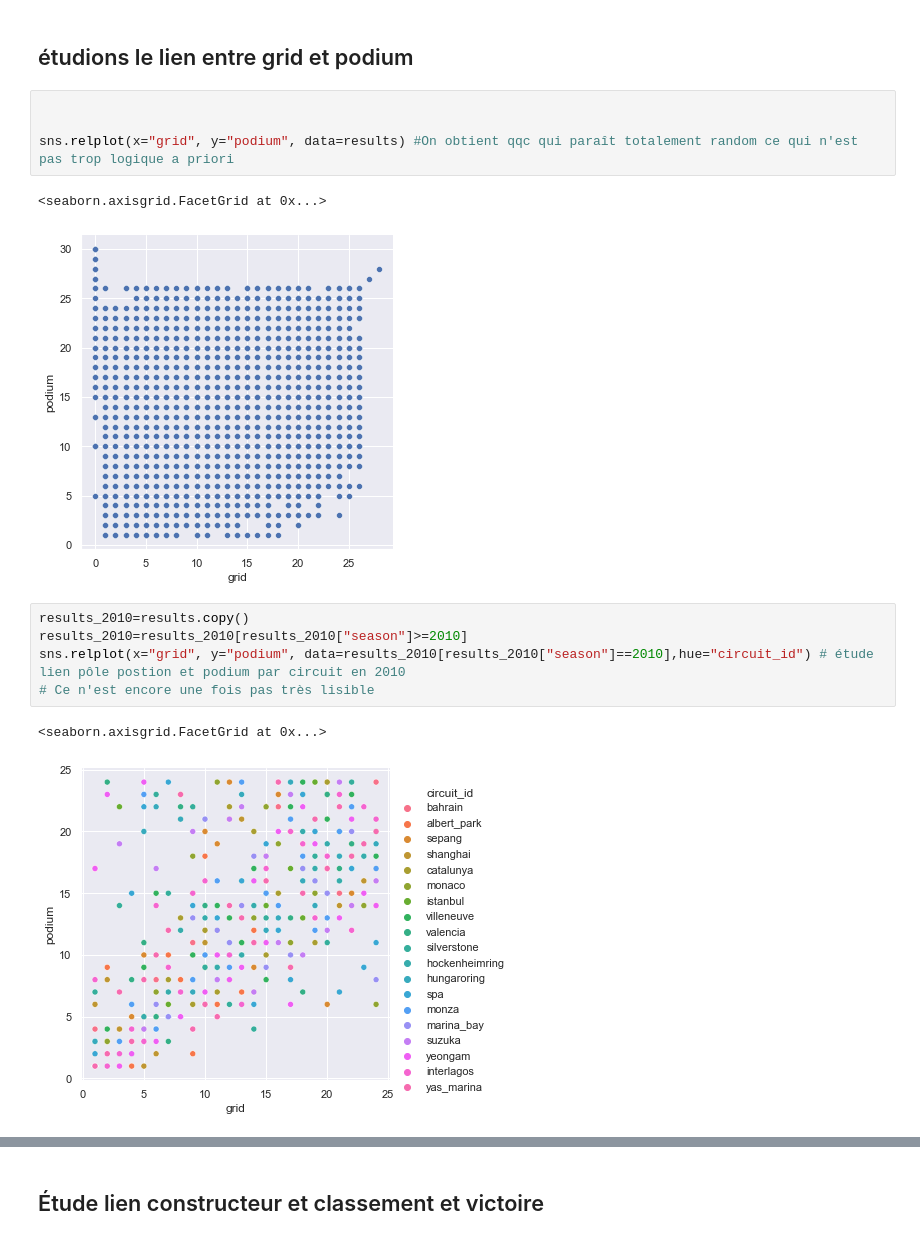
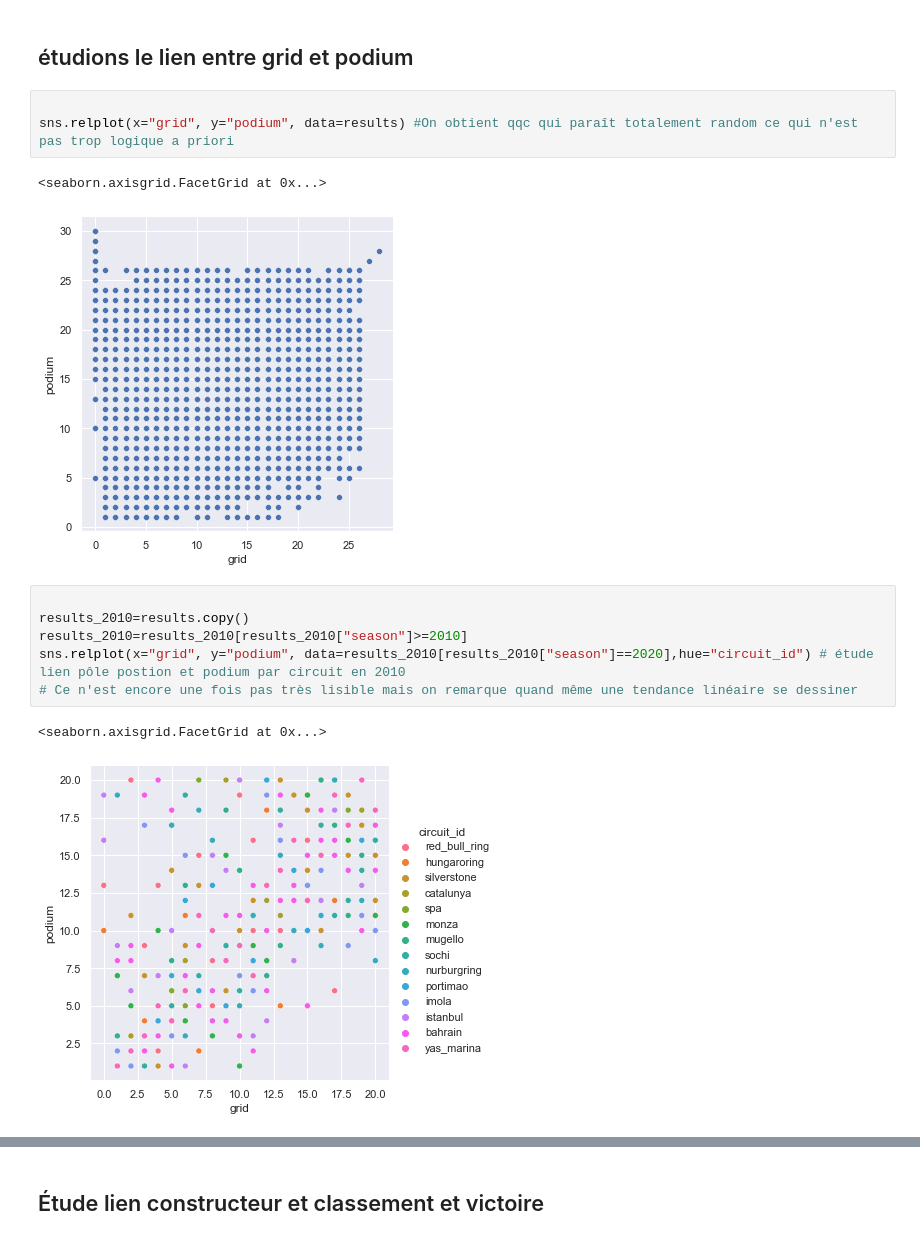
Before and after one commit to IdrissKad/formula1, a Jupyter notebook: Import data.ipynb, the cells around one changed output, grey strips where cells are left out. Drawn from its saved outputs; the diff is of its cells as text.

```diff
--- a/Import data.ipynb
+++ b/Import data.ipynb
@@ -289,17 +287,17 @@ results=results.drop(labels='time', axis=1) #on supprime la colonne time
 ## étudions le lien entre grid et podium
 # %%
 
-
 sns.relplot(x="grid", y="podium", data=results) #On obtient qqc qui paraît totalement random ce qui n'est pas trop logique a priori
 # %% [output]
 <seaborn.axisgrid.FacetGrid at 0x...>
 [figure]
 # %%
+
 results_2010=results.copy()
 results_2010=results_2010[results_2010["season"]>=2010]
-sns.relplot(x="grid", y="podium", data=results_2010[results_2010["season"]==2010],hue="circuit_id") # étude lien pôle postion et podium par circuit en 2010
-# Ce n'est encore une fois pas très lisible
+sns.relplot(x="grid", y="podium", data=results_2010[results_2010["season"]==2020],hue="circuit_id") # étude lien pôle postion et podium par circuit en 2010
+# Ce n'est encore une fois pas très lisible mais on remarque quand même une tendance linéaire se dessiner
 # %% [output]
 <seaborn.axisgrid.FacetGrid at 0x...>
-[figure, old version]
+[figure, new version]
 # %%
```
Also changed, not shown: parts of 16 cells of this notebook.
